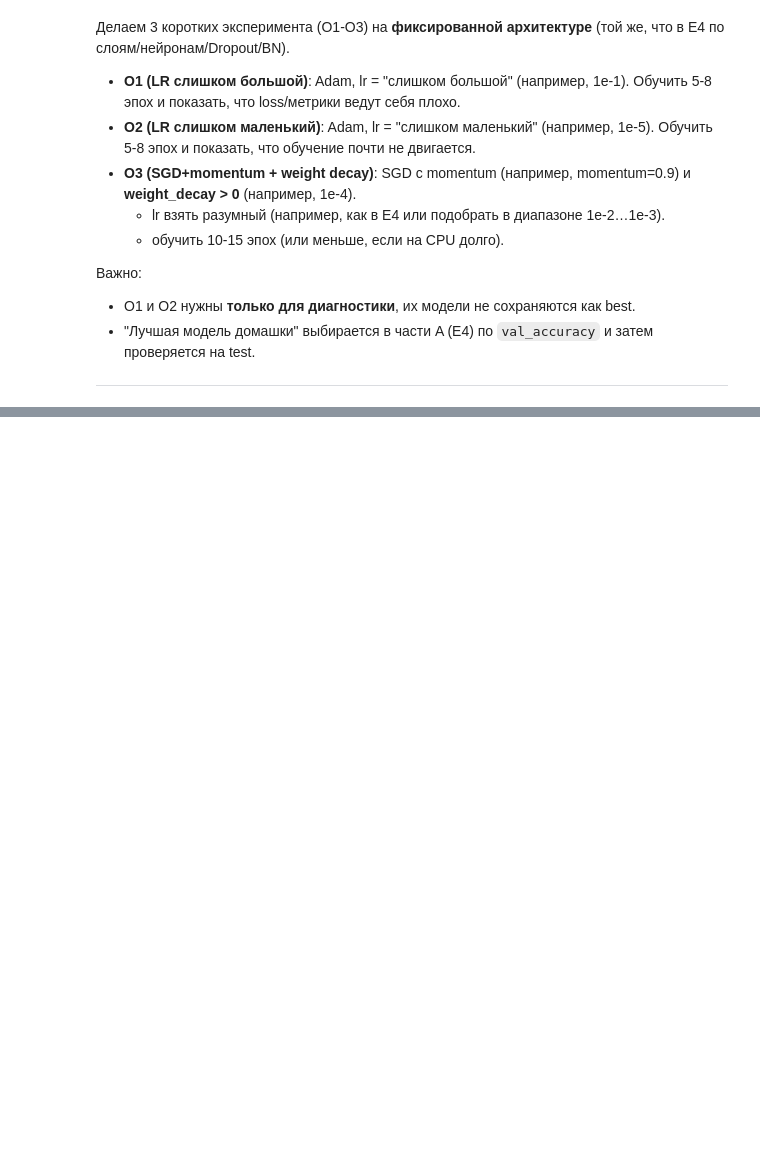
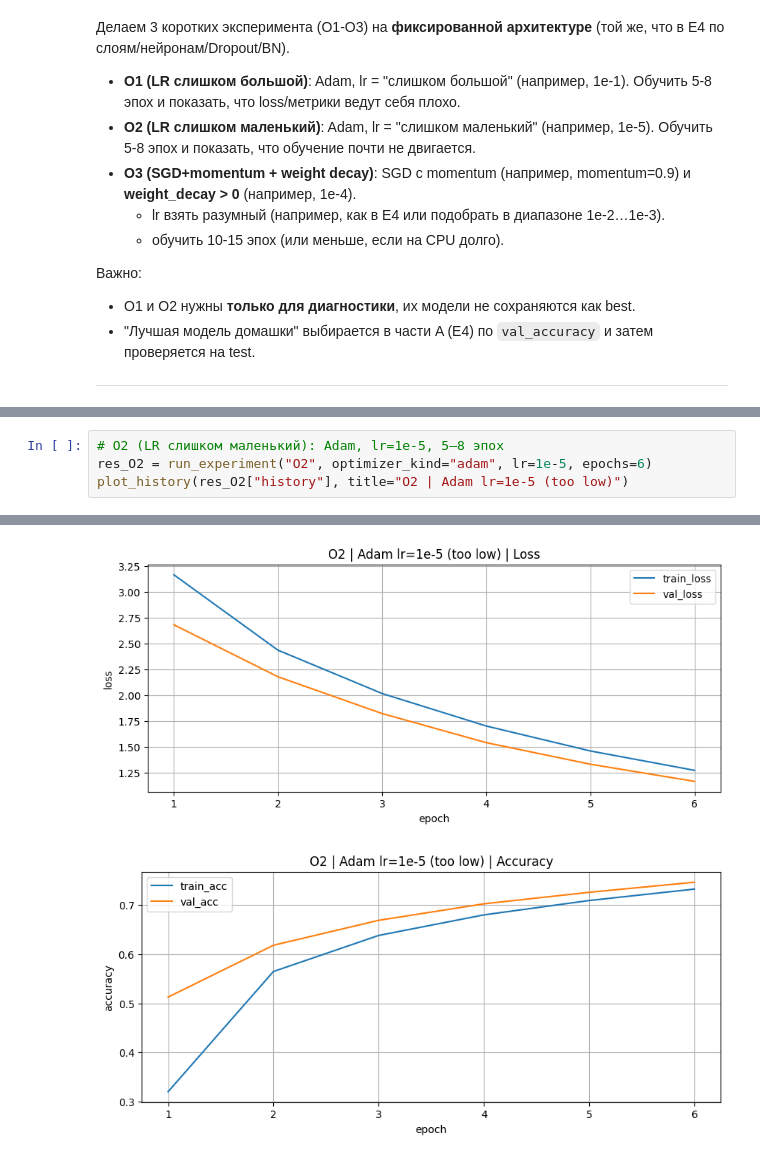
Before and after one commit to Allureeee/allure-aie-lab, a Jupyter notebook: homeworks/HW08-09/HW08-09.ipynb, the cells around one changed output, grey strips where cells are left out. Saved outputs shown, nothing was run; the diff lists cells and outputs as text; blank space fills up the shorter version.

```diff
--- a/homeworks/HW08-09/HW08-09.ipynb
+++ b/homeworks/HW08-09/HW08-09.ipynb
@@ -606,0 +720,5 @@ TEST | loss: 0.4507 | acc: 0.8557
+# %%
+# O2 (LR слишком маленький): Adam, lr=1e-5, 5–8 эпох
+res_O2 = run_experiment("O2", optimizer_kind="adam", lr=1e-5, epochs=6)
+plot_history(res_O2["history"], title="O2 | Adam lr=1e-5 (too low)")
+# %% [output]
@@ -606,0 +733,2 @@ TEST | loss: 0.4507 | acc: 0.8557
+[figure, added]
+[figure, added]
```
Also changed, not shown: parts of 13 cells of this notebook, 5 other files.
